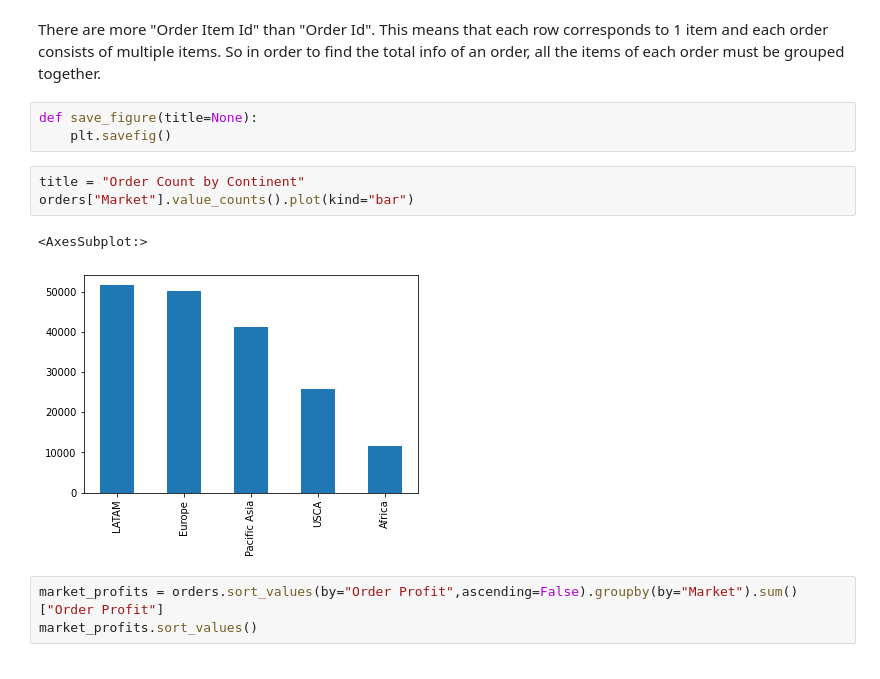
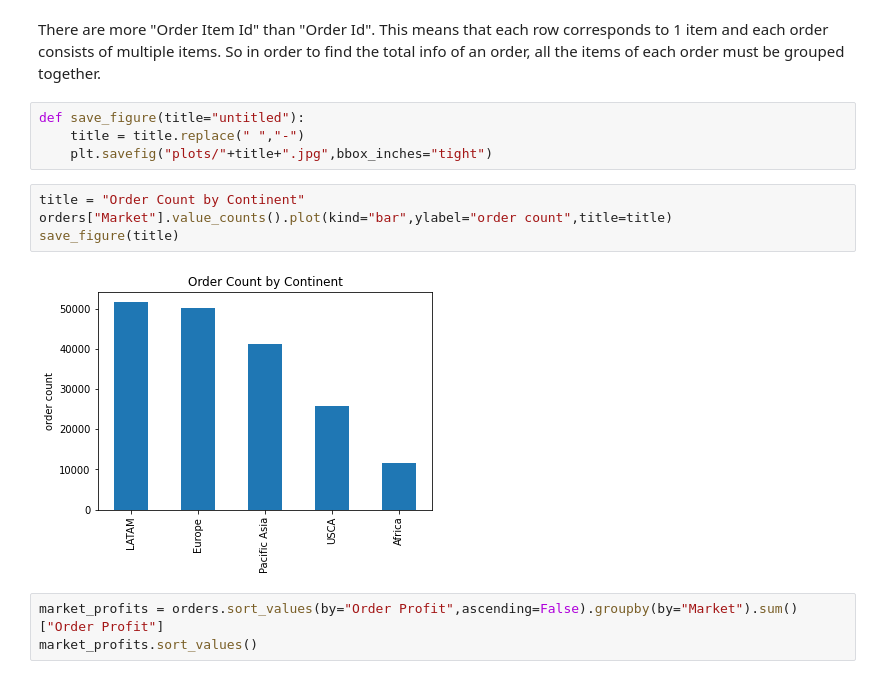
Before and after one commit to Chestnut-lol/DataOpenSpring2022, a Jupyter notebook: Datathon.ipynb, the cells around one changed output. Drawn from its saved outputs; the diff is of its cells as text.

```diff
--- a/Datathon.ipynb
+++ b/Datathon.ipynb
@@ -66,14 +66,15 @@ orders["Order Id"].nunique()
 # %% [markdown]
 There are more "Order Item Id" than "Order Id". This means that each row corresponds to 1 item and each order consists of multiple items. So in order to find the total info of an order, all the items of each order must be grouped together.
 # %%
-def save_figure(title=None):
-    plt.savefig()
+def save_figure(title="untitled"):
+    title = title.replace(" ","-")
+    plt.savefig("plots/"+title+".jpg",bbox_inches="tight")
 # %%
 title = "Order Count by Continent"
-orders["Market"].value_counts().plot(kind="bar")
+orders["Market"].value_counts().plot(kind="bar",ylabel="order count",title=title)
+save_figure(title)
 # %% [output]
-<AxesSubplot:>
-[figure, old version]
+[figure, new version]
 # %%
 market_profits = orders.sort_values(by="Order Profit",ascending=False).groupby(by="Market").sum()["Order Profit"]
 market_profits.sort_values()
```
Also changed, not shown: parts of 9 cells of this notebook, 4 other files.
